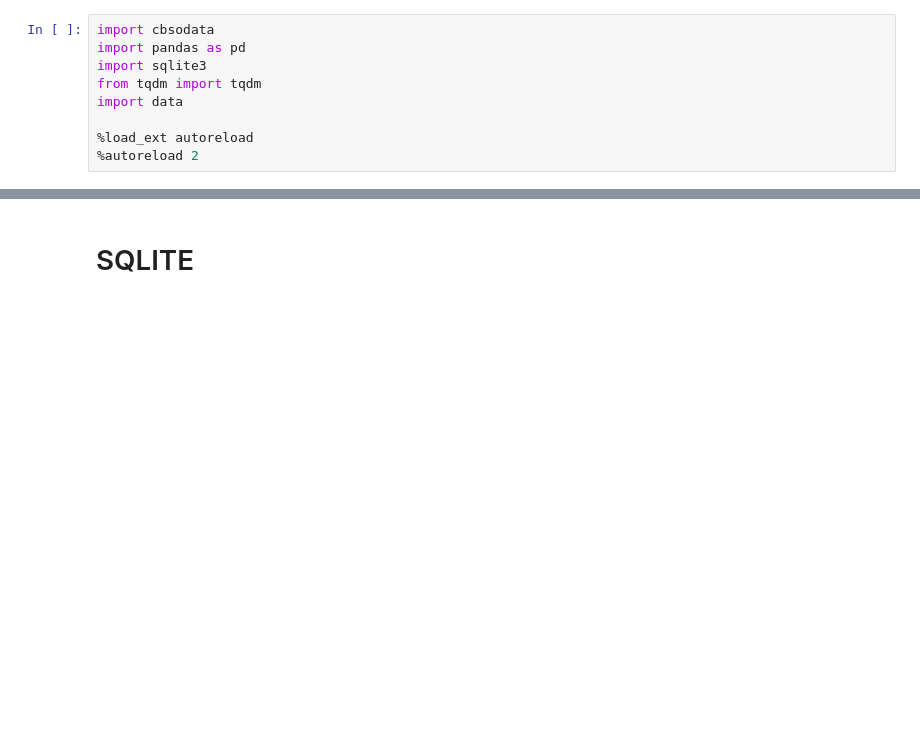
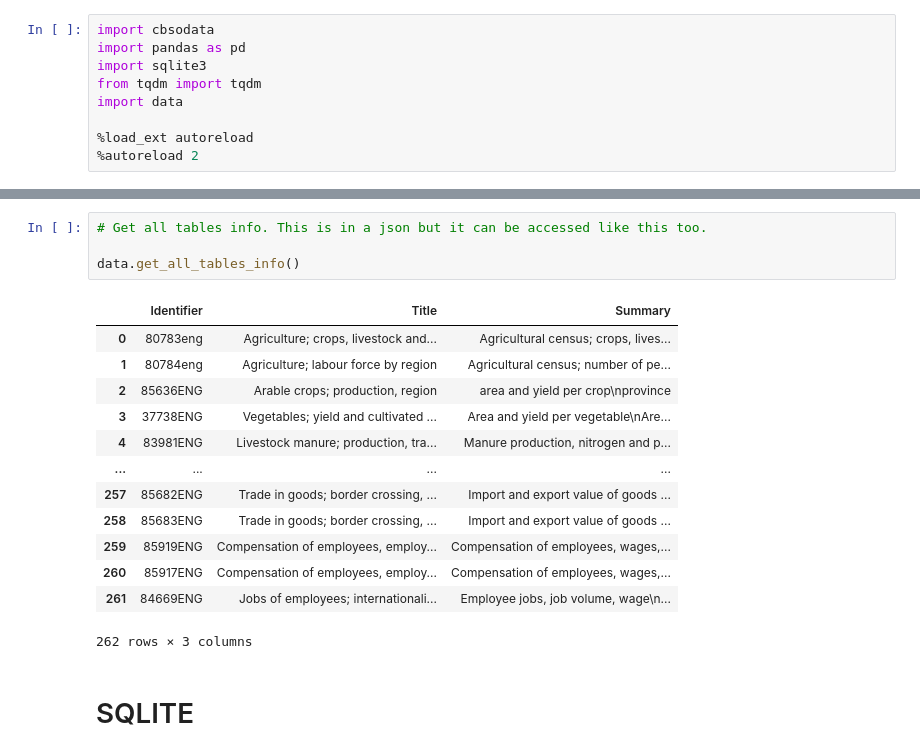
Before and after one commit to DominicVerschoor/CBS-Statistical-Assistant, a Jupyter notebook: data/api2sqldb.ipynb, the cells around one changed output, grey strips where cells are left out. Saved outputs shown, nothing was run; the diff lists cells and outputs as text; blank space fills up the shorter version.

```diff
--- a/data/api2sqldb.ipynb
+++ b/data/api2sqldb.ipynb
@@ -43,2 +55,20 @@ Non-matching columns: ['ID'] 1
+# %%
+# Get all tables info. This is in a json but it can be accessed like this too.
+
+data.get_all_tables_info()
+# %% [output]
+|  | Identifier | Title | Summary |
+| 0 | 80783eng | Agriculture; crops, livestock and... | Agricultural census; crops, lives... |
+| 1 | 80784eng | Agriculture; labour force by region | Agricultural census; number of pe... |
+| 2 | 85636ENG | Arable crops; production, region | area and yield per crop\nprovince |
+| 3 | 37738ENG | Vegetables; yield and cultivated ... | Area and yield per vegetable\nAre... |
+| 4 | 83981ENG | Livestock manure; production, tra... | Manure production, nitrogen and p... |
+| ... | ... | ... | ... |
+| 257 | 85682ENG | Trade in goods; border crossing, ... | Import and export value of goods ... |
+| 258 | 85683ENG | Trade in goods; border crossing, ... | Import and export value of goods ... |
+| 259 | 85919ENG | Compensation of employees, employ... | Compensation of employees, wages,... |
+| 260 | 85917ENG | Compensation of employees, employ... | Compensation of employees, wages,... |
+| 261 | 84669ENG | Jobs of employees; internationali... | Employee jobs, job volume, wage\n... |
+262 rows × 3 columns
 # %% [markdown]
 # SQLITE
```
Also changed, not shown: parts of 8 cells of this notebook, 1 other file.
